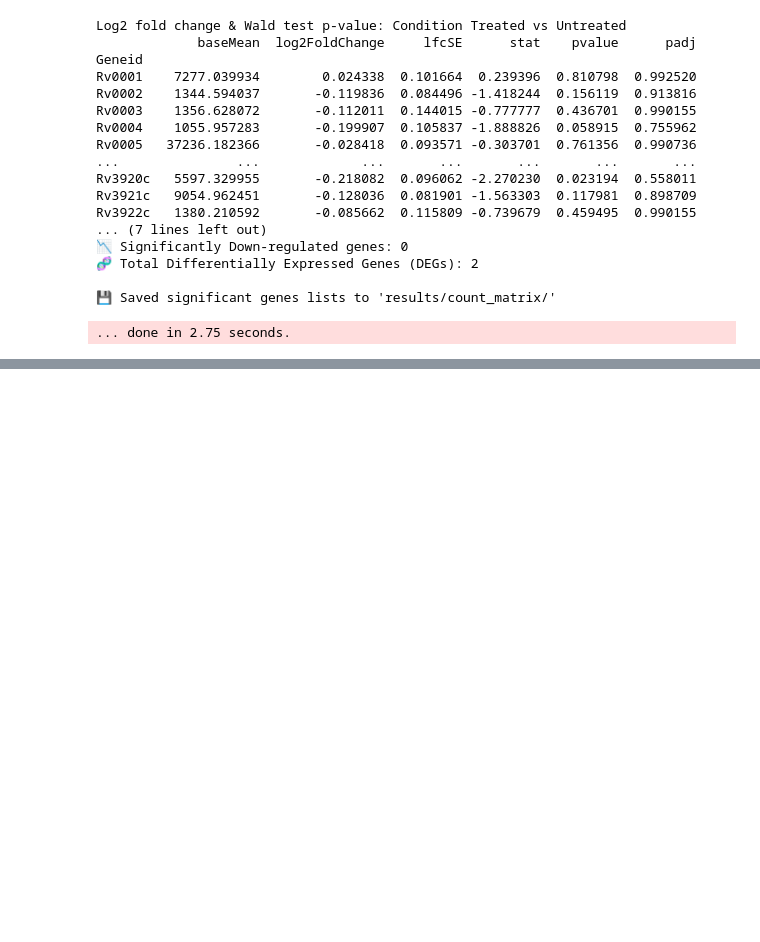
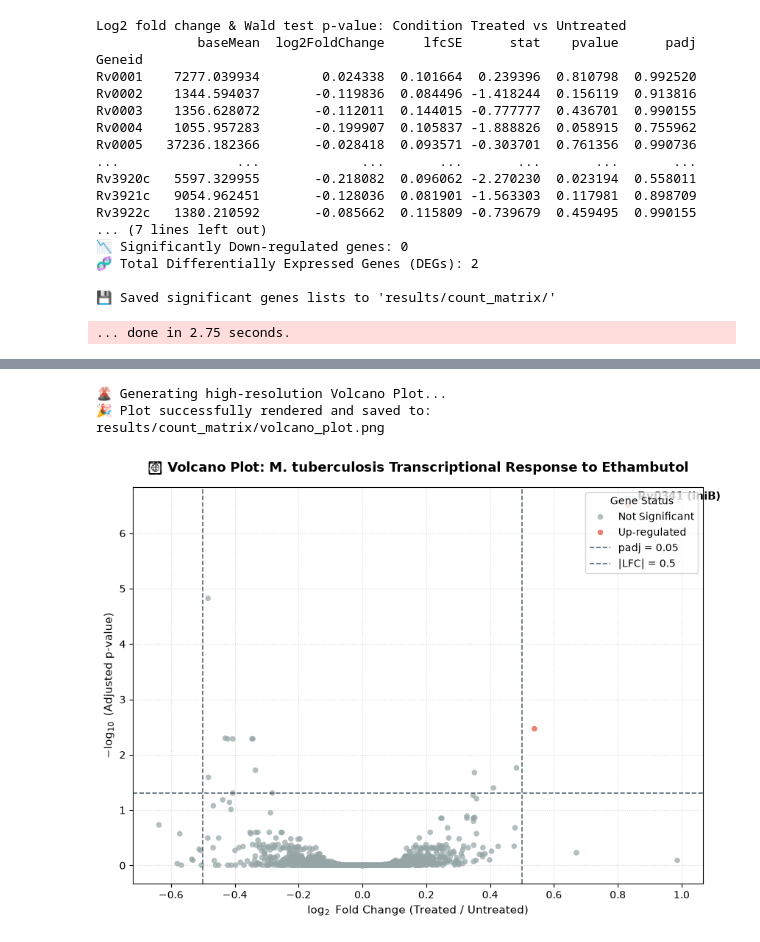
Before and after one commit to refmyoussef-source/Mycobacterium_tuberculosis_RNA-Seq, a Jupyter notebook: 05_differential_expression.ipynb, the cells around one changed output, grey strips where cells are left out. Saved outputs shown, nothing was run; the diff lists cells and outputs as text; code cells hidden in the pictures; blank space fills up the shorter version.

Commit message:
Add Data Visualization - Volcano Plot

```diff
--- a/05_differential_expression.ipynb
+++ b/05_differential_expression.ipynb
@@ -179,0 +191,65 @@ Rv3922c   1380.210592       -0.085662  0.115809 -0.739679  0.459495  0.990155
+# %%
+import matplotlib.pyplot as plt
+import seaborn as sns
+import numpy as np
+
+print("🌋 Generating high-resolution Volcano Plot...")
+
+# 1. Create a copy of the results for visualization and handle padj = 0 to avoid log10 errors
+plot_df = res_df.copy().dropna(subset=['pvalue', 'padj'])
+plot_df['-log10_padj'] = -np.log10(plot_df['padj'].replace(0, 1e-15))
+
+# 2. Categorize genes into Up-regulated, Down-regulated, or Not Significant
+plot_df['Expression'] = 'Not Significant'
+plot_df.loc[(plot_df['padj'] < padj_thresh) & (plot_df['log2FoldChange'] > lfc_thresh), 'Expression'] = 'Up-regulated'
+plot_df.loc[(plot_df['padj'] < padj_thresh) & (plot_df['log2FoldChange'] < -lfc_thresh), 'Expression'] = 'Down-regulated'
+
+# 3. Setup the plotting canvas
+plt.figure(figsize=(10, 7), dpi=100)
+colors = {'Not Significant': '#95a5a6', 'Up-regulated': '#e74c3c', 'Down-regulated': '#3498db'}
+
+# Scatter plot for all genes
+sns.scatterplot(
+    data=plot_df,
+    x='log2FoldChange',
+    y='-log10_padj',
+    hue='Expression',
+    palette=colors,
+    alpha=0.7,
+    edgecolor=None,
+    s=25
+)
+
+# 4. Add threshold cut-off lines
+plt.axhline(-np.log10(padj_thresh), color='#2c3e50', linestyle='--', linewidth=1.2, alpha=0.8, label=f'padj = {padj_thresh}')
+plt.axvline(lfc_thresh, color='#2c3e50', linestyle='--', linewidth=1.2, alpha=0.8, label=f'|LFC| = {lfc_thresh}')
+plt.axvline(-lfc_thresh, color='#2c3e50', linestyle='--', linewidth=1.2, alpha=0.8)
+
+# 5. Label the top up-regulated biomarker (Rv0341) if present in the data
+top_gene = 'Rv0341'
+if top_gene in plot_df.index:
+    plt.text(
+        plot_df.loc[top_gene, 'log2FoldChange'] + 0.03,
+        plot_df.loc[top_gene, '-log10_padj'] + 0.1,
+        f"{top_gene} (iniB)",
+        fontsize=11, weight='bold', color='black'
+    )
+
+# 6. Adjust figure details and aesthetics
+plt.title('🌋 Volcano Plot: M. tuberculosis Transcriptional Response to Ethambutol', fontsize=13, weight='bold', pad=15)
+plt.xlabel('$\log_{2}$ Fold Change (Treated / Untreated)', fontsize=11)
+plt.ylabel('$-\log_{10}$ (Adjusted p-value)', fontsize=11)
+plt.legend(title='Gene Status', loc='upper right', frameon=True)
+plt.grid(True, linestyle=':', alpha=0.5)
+
+# 7. Save the figure locally
+output_path = 'results/count_matrix/volcano_plot.png'
+plt.savefig(output_path, dpi=300, bbox_inches='tight')
+print(f"🎉 Plot successfully rendered and saved to: {output_path}")
+
+# Show plot inside the notebook
+plt.show()
+# %% [output]
+🌋 Generating high-resolution Volcano Plot...
+🎉 Plot successfully rendered and saved to: results/count_matrix/volcano_plot.png
+[figure, added]
```
Also changed, not shown: parts of 2 cells of this notebook.
